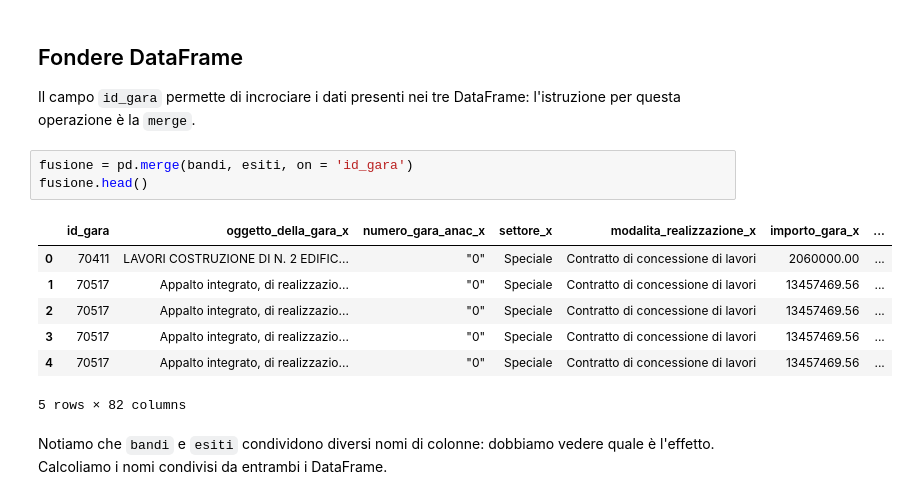
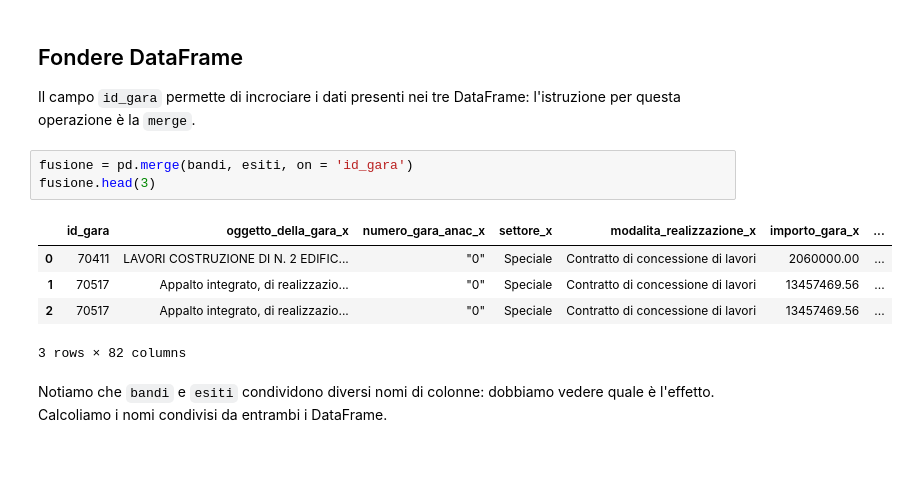
Before and after one commit to alfabetizzazione/python-alfabetizzazione-docenti, a Jupyter notebook: 11 Lavorare su più DataFrame.ipynb, the cells around one changed output. Saved outputs shown, nothing was run; the diff lists cells and outputs as text; blank space fills up the shorter version.

```diff
--- a/11 Lavorare su più DataFrame.ipynb
+++ b/11 Lavorare su più DataFrame.ipynb
@@ -122,15 +105,13 @@ Index(['id_gara', 'oggetto_della_gara', 'numero_gara_anac', 'settore',
 Il campo `id_gara` permette di incrociare i dati presenti nei tre DataFrame: l'istruzione per questa operazione è la `merge`.
 # %%
 fusione = pd.merge(bandi, esiti, on = 'id_gara')
-fusione.head()
+fusione.head(3)
 # %% [output]
 |  | id_gara | oggetto_della_gara_x | numero_gara_anac_x | settore_x | modalita_realizzazione_x | importo_gara_x | ... |
 | 0 | 70411 | LAVORI COSTRUZIONE DI N. 2 EDIFIC... | "0" | Speciale | Contratto di concessione di lavori | 2060000.00 | ... |
 | 1 | 70517 | Appalto integrato, di realizzazio... | "0" | Speciale | Contratto di concessione di lavori | 13457469.56 | ... |
 | 2 | 70517 | Appalto integrato, di realizzazio... | "0" | Speciale | Contratto di concessione di lavori | 13457469.56 | ... |
-| 3 | 70517 | Appalto integrato, di realizzazio... | "0" | Speciale | Contratto di concessione di lavori | 13457469.56 | ... |
-| 4 | 70517 | Appalto integrato, di realizzazio... | "0" | Speciale | Contratto di concessione di lavori | 13457469.56 | ... |
-5 rows × 82 columns
+3 rows × 82 columns
 # %% [markdown]
 Notiamo che `bandi` e `esiti` condividono diversi nomi di colonne: dobbiamo vedere quale è l'effetto. Calcoliamo i nomi condivisi da entrambi i DataFrame.
 # %%
```
Also changed, not shown: parts of 47 cells of this notebook, 3 other files.
